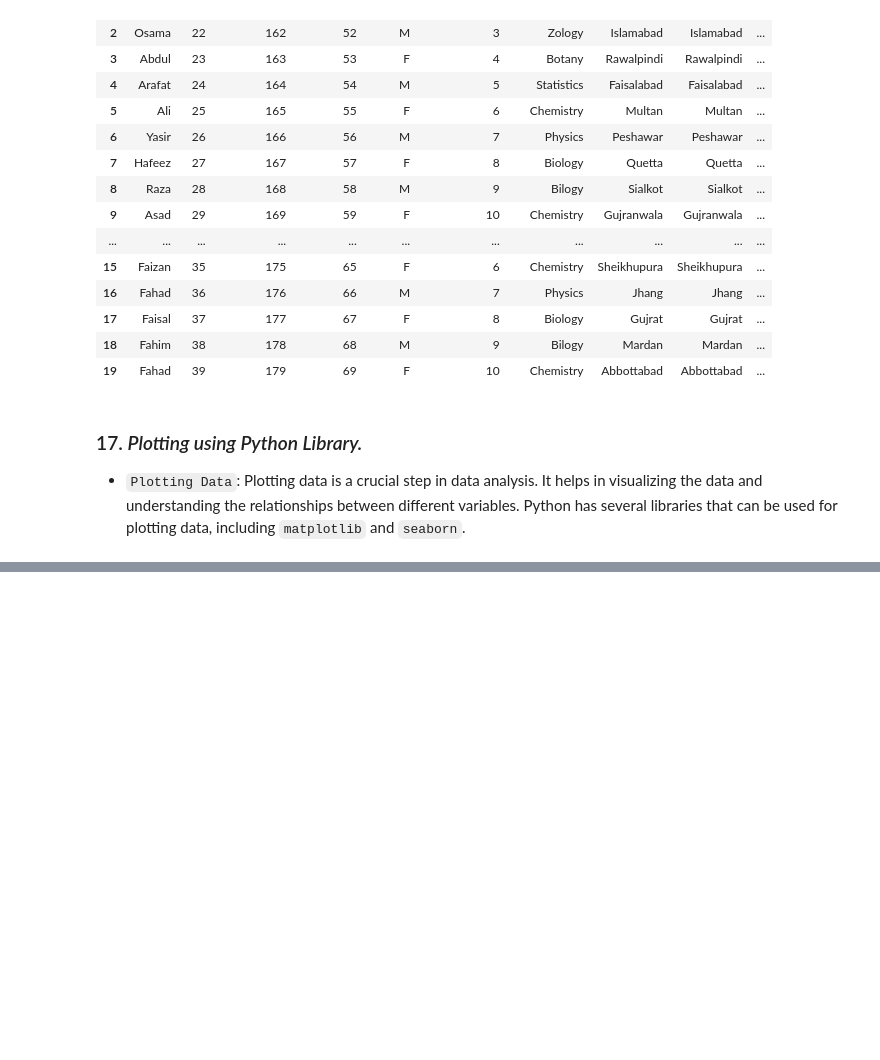
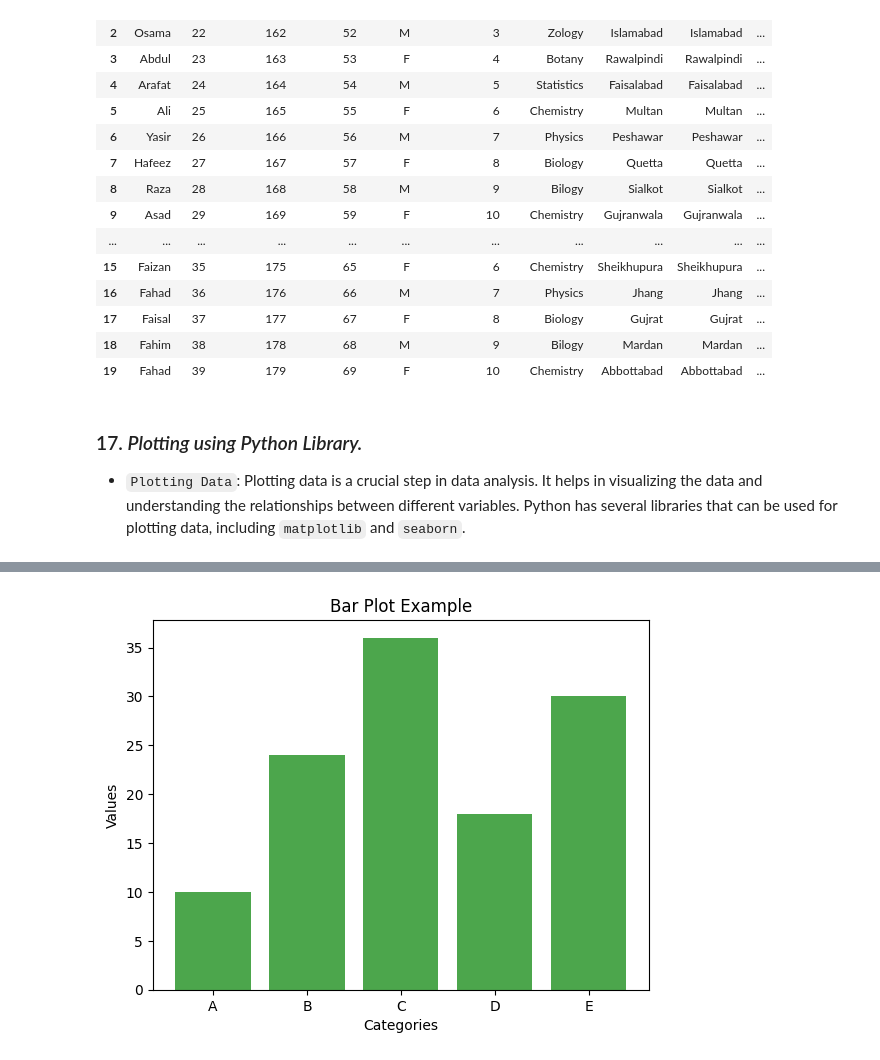
Before and after one commit to khawar7/6M_Course_of_Python_for_DS, a Jupyter notebook: Code_line_Python_7/Pandas_CS.ipynb, the cells around one changed output, grey strips where cells are left out. Cells and saved outputs as stored; diff of their text form; code cells hidden in the pictures; blank space fills up the shorter version.

```diff
--- a/Code_line_Python_7/Pandas_CS.ipynb
+++ b/Code_line_Python_7/Pandas_CS.ipynb
@@ -1282,0 +1285,20 @@ df_2.plot(kind='scatter', x='Age', y='Weight_kg')
+# %%
+# Creating Bar plot using pandas library.
+import matplotlib.pyplot as plt
+
+# Sample data
+categories = ['A', 'B', 'C', 'D', 'E']
+values = [10, 24, 36, 18, 30]
+
+# Create bar plot
+plt.bar(categories, values, color='green', alpha=0.7)
+
+# Labels and title
+plt.xlabel('Categories')
+plt.ylabel('Values')
+plt.title('Bar Plot Example')
+
+# Show plot
+plt.show()
+# %% [output]
+[figure, added]
```
Also changed, not shown: parts of 8 cells of this notebook.
